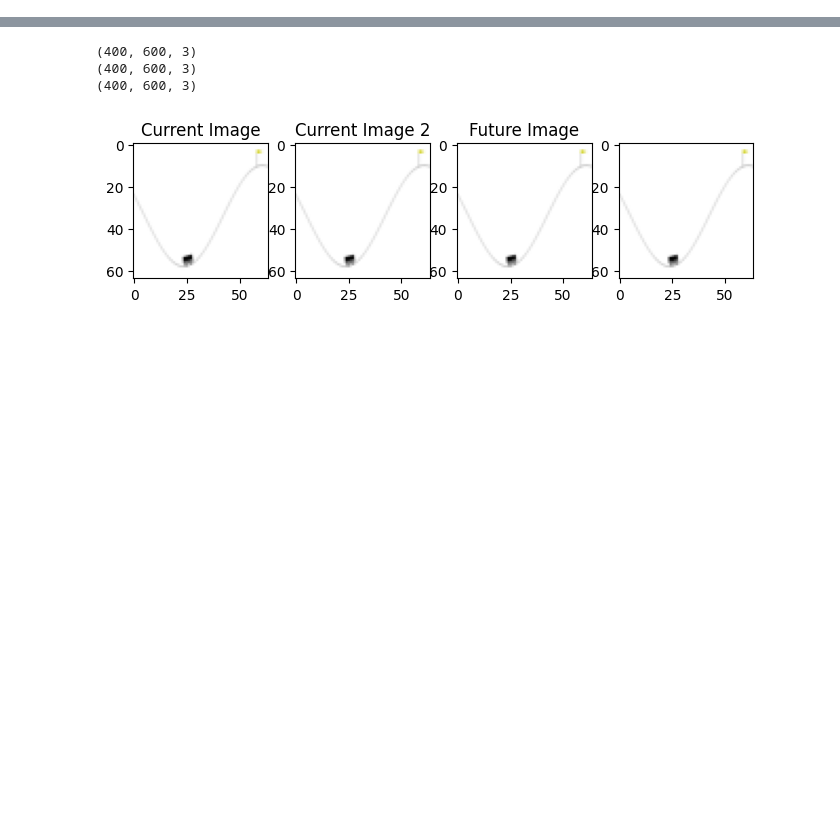
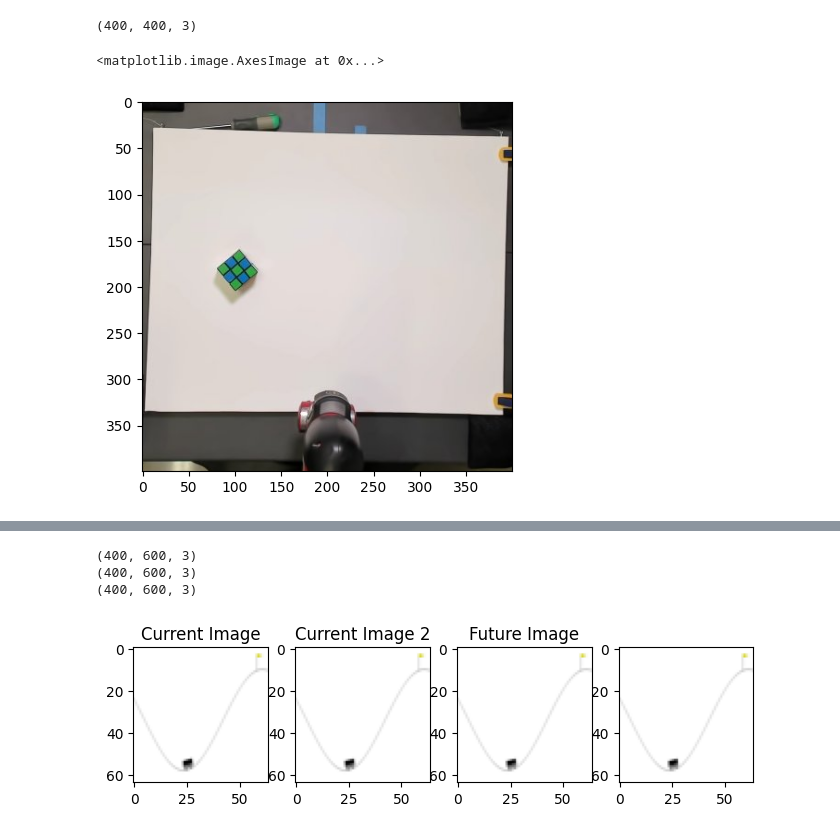
Before and after one commit to jarmibe7/E2C, a Jupyter notebook: src/data_gen/data_test.ipynb, the cells around one changed output, grey strips where cells are left out. Drawn from its saved outputs; the diff is of its cells as text; code cells hidden in the pictures; blank space fills up the shorter version.

```diff
--- a/src/data_gen/data_test.ipynb
+++ b/src/data_gen/data_test.ipynb
@@ -18,3 +22,13 @@ gym.register_envs(gymnasium_robotics)
 # os.environ["DISPLAY"] = "99"
 rand_seed=123
 device = torch.device(f"cuda:{2}" if torch.cuda.is_available() else "cpu")
+# %%
+img = cv2.imread("/media/ayush/Extreme Pro/sawyer_images/captured_raw_0000.jpg")
+img = cv2.cvtColor(img, cv2.COLOR_BGR2RGB)
+img = img[220:620, 460:860, :]
+print(img.shape)
+plt.imshow(img)
+# %% [output]
+(400, 400, 3)
+<matplotlib.image.AxesImage at 0x...>
+[figure, added]
```
Also changed, not shown: parts of 3 cells of this notebook, 9 other files.
